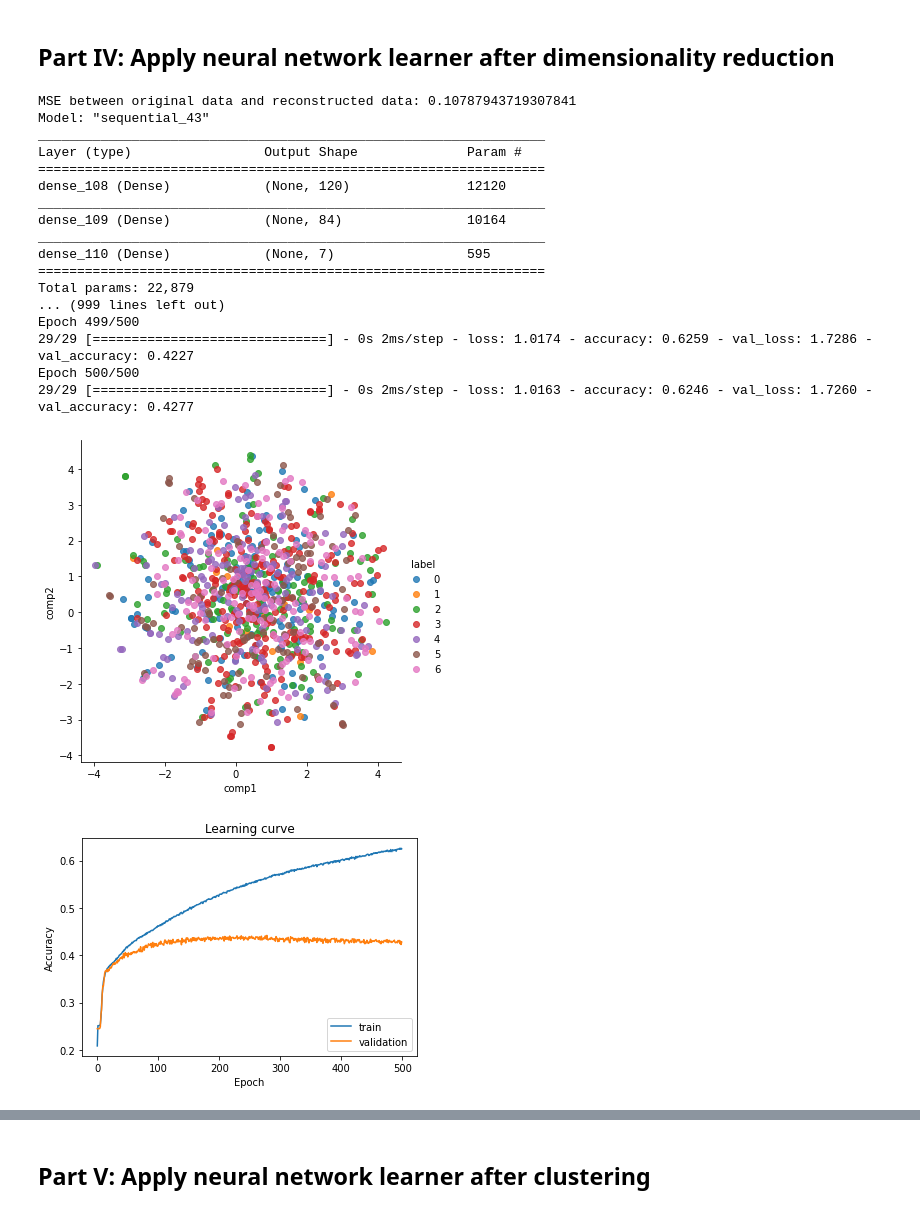
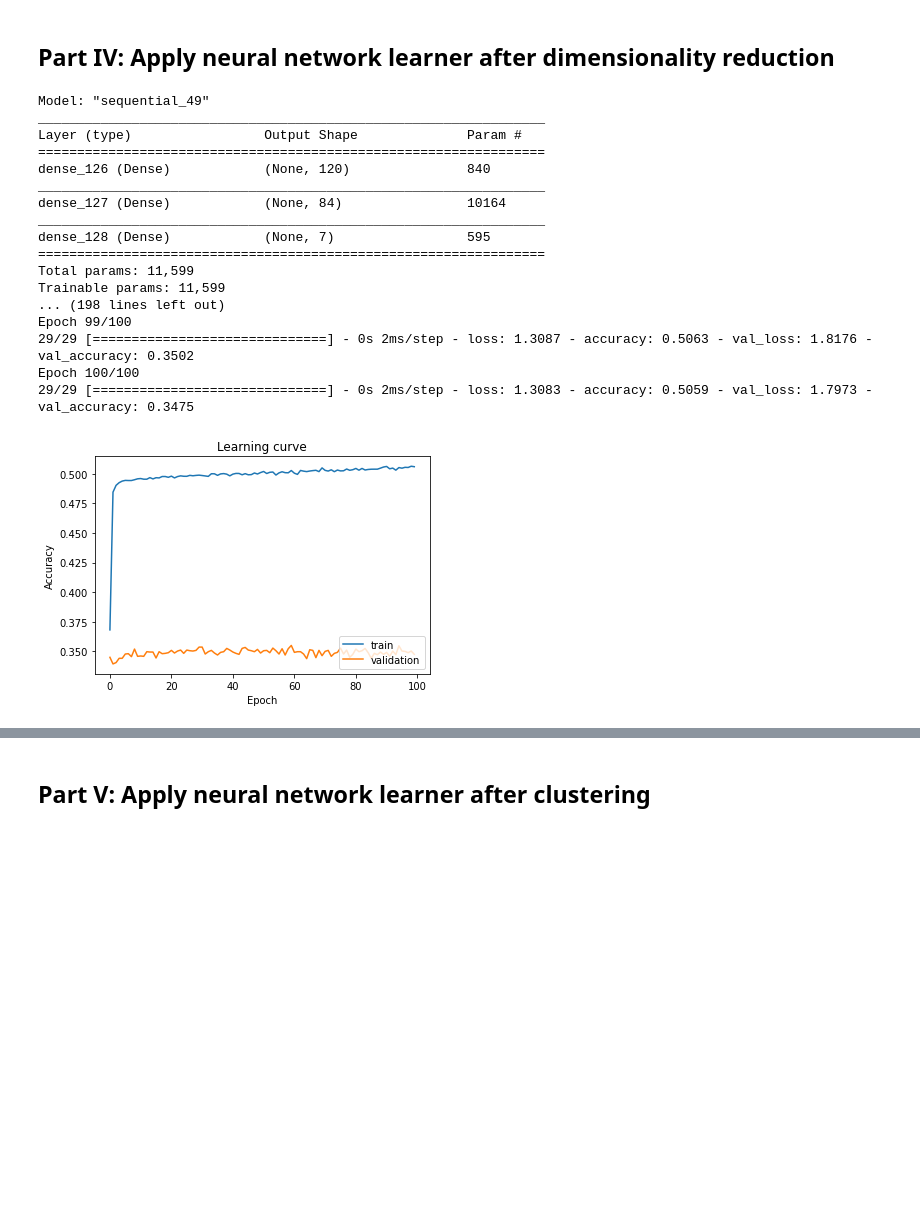
Before and after one commit to yujing1004/cs7641, a Jupyter notebook: assignment3/unsupervised_learning.ipynb, the cells around one changed output, grey strips where cells are left out. Saved outputs shown, nothing was run; the diff lists cells and outputs as text; code cells hidden in the pictures; blank space fills up the shorter version.

```diff
--- a/assignment3/unsupervised_learning.ipynb
+++ b/assignment3/unsupervised_learning.ipynb
@@ -401,9 +401,9 @@ V-measure score: 0.05198103140515862
 ## Part IV: Apply neural network learner after dimensionality reduction
 # %%
 # Dimensionality reduction settings
-dr_algorithm = 'ica'
+dr_algorithm = 'lda'
 assert dr_algorithm in {'pca', 'ica', 'random_projection', 'lda'}
-n_components = 100
+n_components = 6
 
 # Neural netowrk learner settings
 neural_netowrk_hyper_parameters = {
@@ -412,7 +412,7 @@ neural_netowrk_hyper_parameters = {
         'optimizer': 'adam',
         'metrics': ['accuracy'],
     },
-    'epochs': 500,
+    'epochs': 100,
     'batch_size': 1000,
     'verbose': 1,
 }
@@ -434,45 +434,44 @@ def plot_learning_curve(training_history):
     plt.figure(random.randint(0, 10000))
     plt.plot(training_history.history['accuracy'])
     plt.plot(training_history.history['val_accuracy'])
     plt.title('Learning curve')
     plt.ylabel('Accuracy')
     plt.xlabel('Epoch')
     plt.legend(['train', 'validation'], loc='lower right')
     plt.show()
 
-def run_neural_netowrk_learner(clf, train_X, train_y, test_X, test_y):
+def run_neural_network_learner(clf, train_X, train_y, test_X, test_y):
     categorical_train_y = to_categorical(train_y, 7)
     categorical_test_y = to_categorical(test_y, 7)
     training_history = clf.fit(
         train_X, categorical_train_y,
         validation_data=([test_X], [categorical_test_y]),
         epochs=neural_netowrk_hyper_parameters['epochs'],
         batch_size=neural_netowrk_hyper_parameters['batch_size'],
     )
     return training_history
 
 reduced_train_X, dr_model = dr_all_in_one(dr_algorithm, n_components, train_X, train_y)
 reduced_test_X = dr_model.transform(test_X)
 clf = construct_neural_network_model_1()
-training_history = run_neural_netowrk_learner(clf, reduced_train_X, train_y, reduced_test_X, test_y)
+training_history = run_neural_network_learner(clf, reduced_train_X, train_y, reduced_test_X, test_y)
 plot_learning_curve(training_history)
 # %% [output]
-MSE between original data and reconstructed data: 0.10787943719307841
-Model: "sequential_43"
+Model: "sequential_49"
 _________________________________________________________________
 Layer (type)                 Output Shape              Param #
 =================================================================
-dense_108 (Dense)            (None, 120)               12120
+dense_126 (Dense)            (None, 120)               840
 _________________________________________________________________
-dense_109 (Dense)            (None, 84)                10164
+dense_127 (Dense)            (None, 84)                10164
 _________________________________________________________________
-dense_110 (Dense)            (None, 7)                 595
+dense_128 (Dense)            (None, 7)                 595
 =================================================================
-Total params: 22,879
-... (999 lines left out)
-Epoch 499/500
-29/29 [==============================] - 0s 2ms/step - loss: 1.0174 - accuracy: 0.6259 - val_loss: 1.7286 - val_accuracy: 0.4227
-Epoch 500/500
-29/29 [==============================] - 0s 2ms/step - loss: 1.0163 - accuracy: 0.6246 - val_loss: 1.7260 - val_accuracy: 0.4277
+Total params: 11,599
+Trainable params: 11,599
+... (198 lines left out)
+Epoch 99/100
+29/29 [==============================] - 0s 2ms/step - loss: 1.3087 - accuracy: 0.5063 - val_loss: 1.8176 - val_accuracy: 0.3502
+Epoch 100/100
+29/29 [==============================] - 0s 2ms/step - loss: 1.3083 - accuracy: 0.5059 - val_loss: 1.7973 - val_accuracy: 0.3475
-[figure, old version]
+[figure, new version]
-[figure, removed]
```
Also changed, not shown: parts of 3 cells of this notebook, 1 other file.
